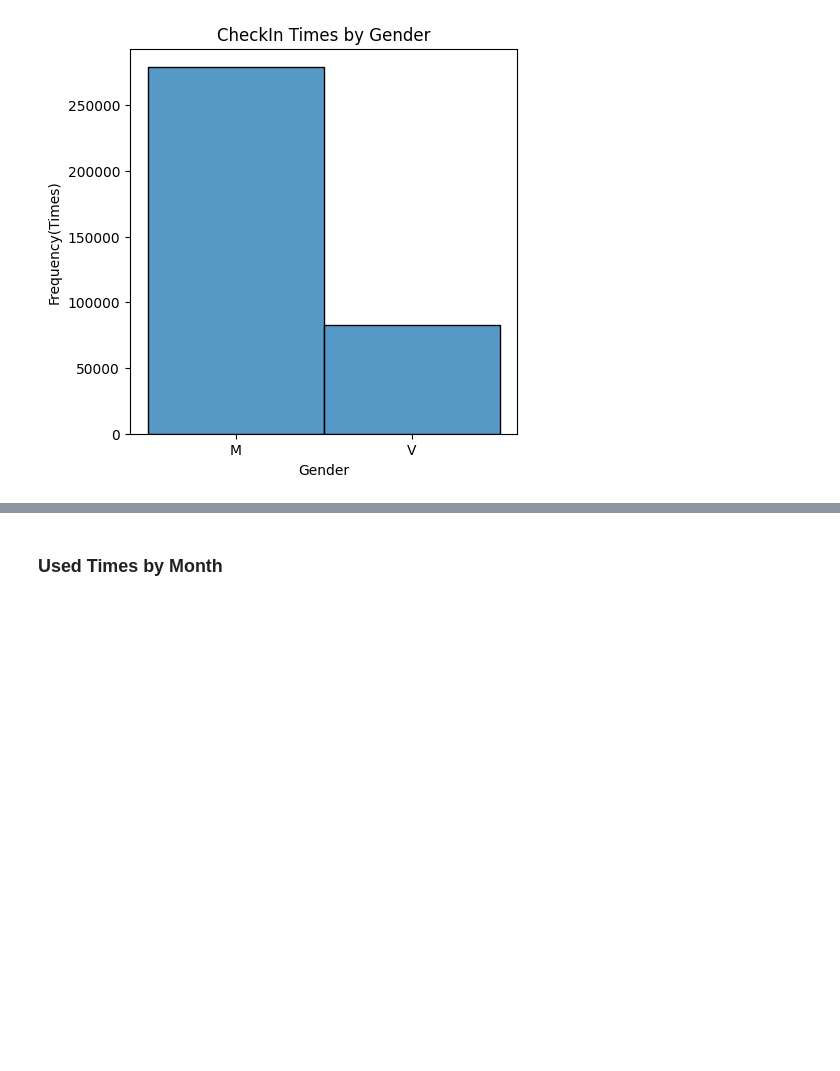
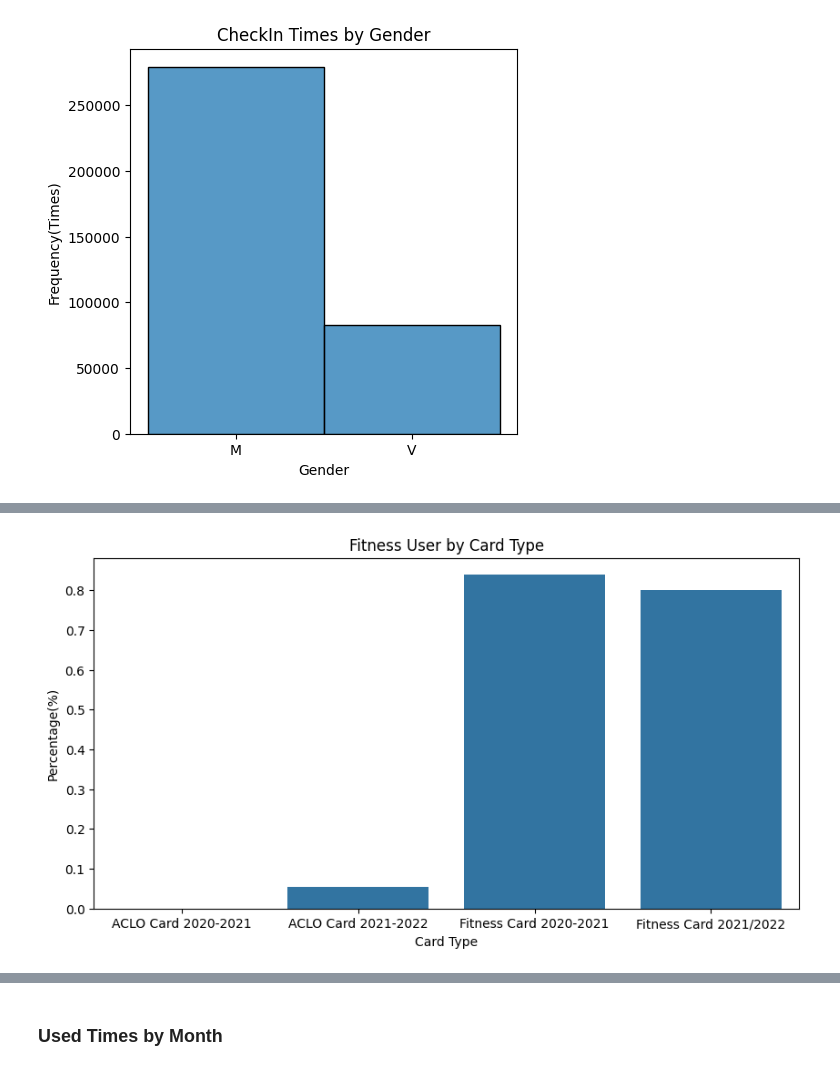
Before and after one commit to mingming2-alya/Business-Analyzing-with-ACLO, a Jupyter notebook: ACLO.ipynb, the cells around one changed output, grey strips where cells are left out. Cells and saved outputs as stored; diff of their text form; code cells hidden in the pictures; blank space fills up the shorter version.

```diff
--- a/ACLO.ipynb
+++ b/ACLO.ipynb
@@ -378,0 +428,3 @@ plt.show()
+# %%
+numCard = numCard[numCard["Card Type"].str.contains("ACLO Card|Fitness Card")]
+display(numCard)
@@ -378,0 +440,5 @@ plt.show()
+# %%
+numMemberCard = checkinDF.groupby("Card Type")["Client ID"].nunique().reset_index(name = "Members")
+numMemberCard = numMemberCard[numMemberCard["Card Type"].str.contains("ACLO Card|Fitness Card")]
+
+display(numMemberCard)
@@ -378,0 +454,3 @@ plt.show()
+# %%
+memberCard = cardholderDF.groupby("Card Type").size().reset_index(name = "Number")
+display(memberCard)
@@ -378,0 +463,8 @@ plt.show()
+# %%
+numAllCard = memberCard.merge(numCard, how = "outer", on = "Card Type")
+numAllCard = numAllCard.merge(numMemberCard, how = "outer", on = "Card Type")
+numAllCard = numAllCard.fillna(0)
+
+numAllCard["Normalized"] = numAllCard["Frequency"] / numAllCard["Members"]
+numAllCard["Active"] = numAllCard.loc[numAllCard["Number"] > 0, "Members"] / numAllCard["Number"]
+display(numAllCard)
@@ -378,0 +481,12 @@ plt.show()
+# %%
+#plot
+plt.figure(figsize=(10,5))
+cCard = sns.barplot(data = numAllCard[~numAllCard["Active"].isna()], x = "Card Type", y = "Active")
+cCard.set_title("Fitness User by Card Type")
+cCard.set_xlabel("Card Type")
+cCard.set_ylabel("Percentage(%)")
+
+
+plt.show()
+# %% [output]
+[figure, added]
```
Also changed, not shown: parts of 20 cells of this notebook.
